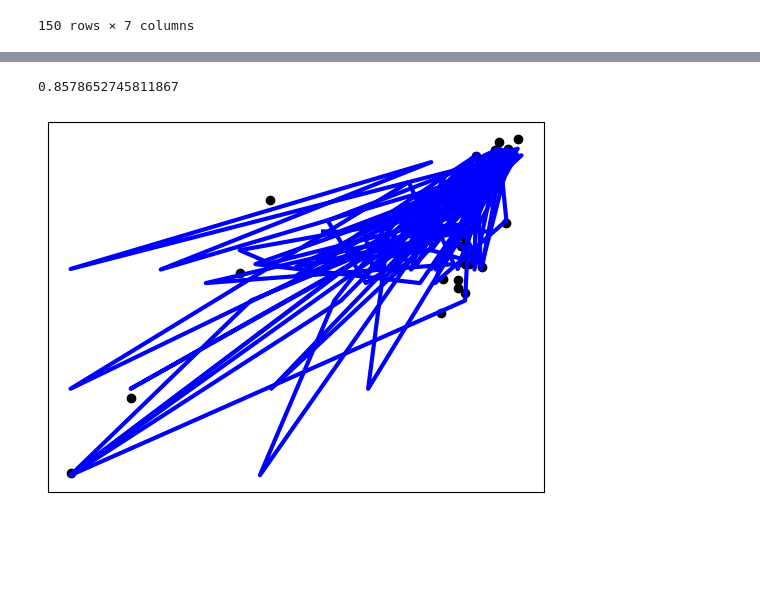
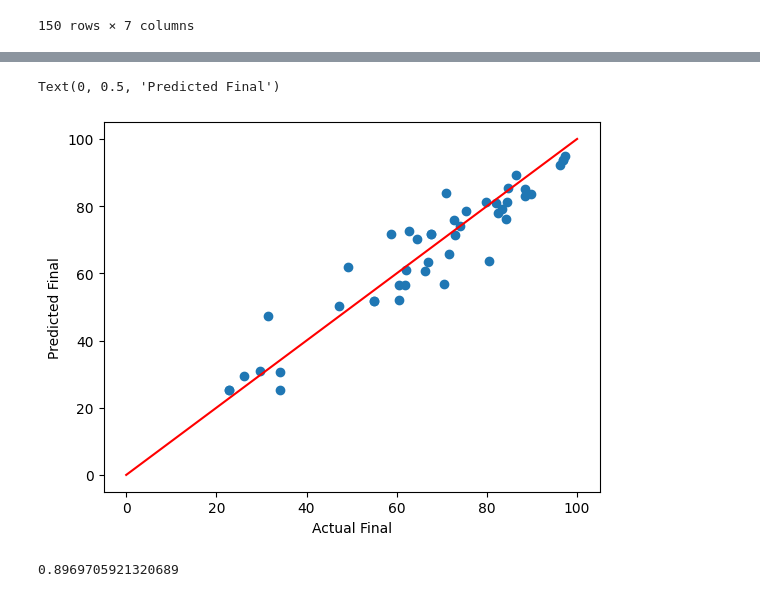
Before and after one commit to Wushington/AI-Research-Project, a Jupyter notebook: sklearn.ipynb, the cells around one changed output, grey strips where cells are left out. Drawn from its saved outputs; the diff is of its cells as text; code cells hidden in the pictures; blank space fills up the shorter version.

```diff
--- a/sklearn.ipynb
+++ b/sklearn.ipynb
@@ -25,13 +106,14 @@ df
+# %%
+y_pred_test = lr.predict(x_test)
+
+plt.scatter(y_test, y_pred_test)
+plt.plot([0, 100], [0, 100], color='r')
+plt.xlabel('Actual Final')
+plt.ylabel('Predicted Final')
+# %% [output]
+Text(0, 0.5, 'Predicted Final')
+[figure, added]
 # %%
-r2_score(y_test, y_pred)
+r2_score(y_test, y_pred_test)
 # %% [output]
-0.8578652745811867
+0.8969705921320689
-# %%
-plt.scatter(x_test['Homework'], y_test, color='black')
-plt.plot(x_test, y_pred, color='blue', linewidth=3)
-
-plt.xticks(())
-plt.yticks(())
-plt.show()
-# %% [output]
-[figure, removed]
```
Also changed, not shown: parts of 8 cells of this notebook.
